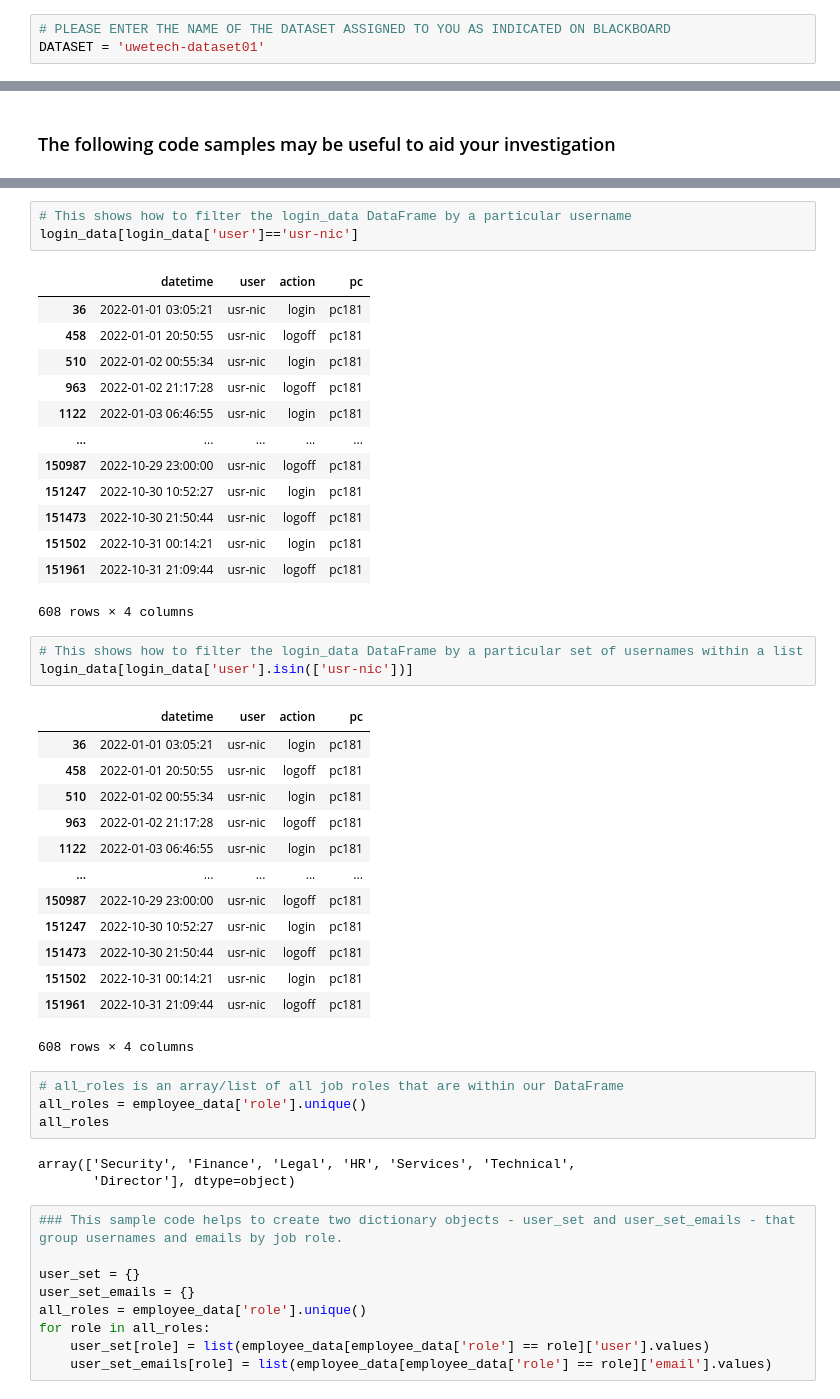
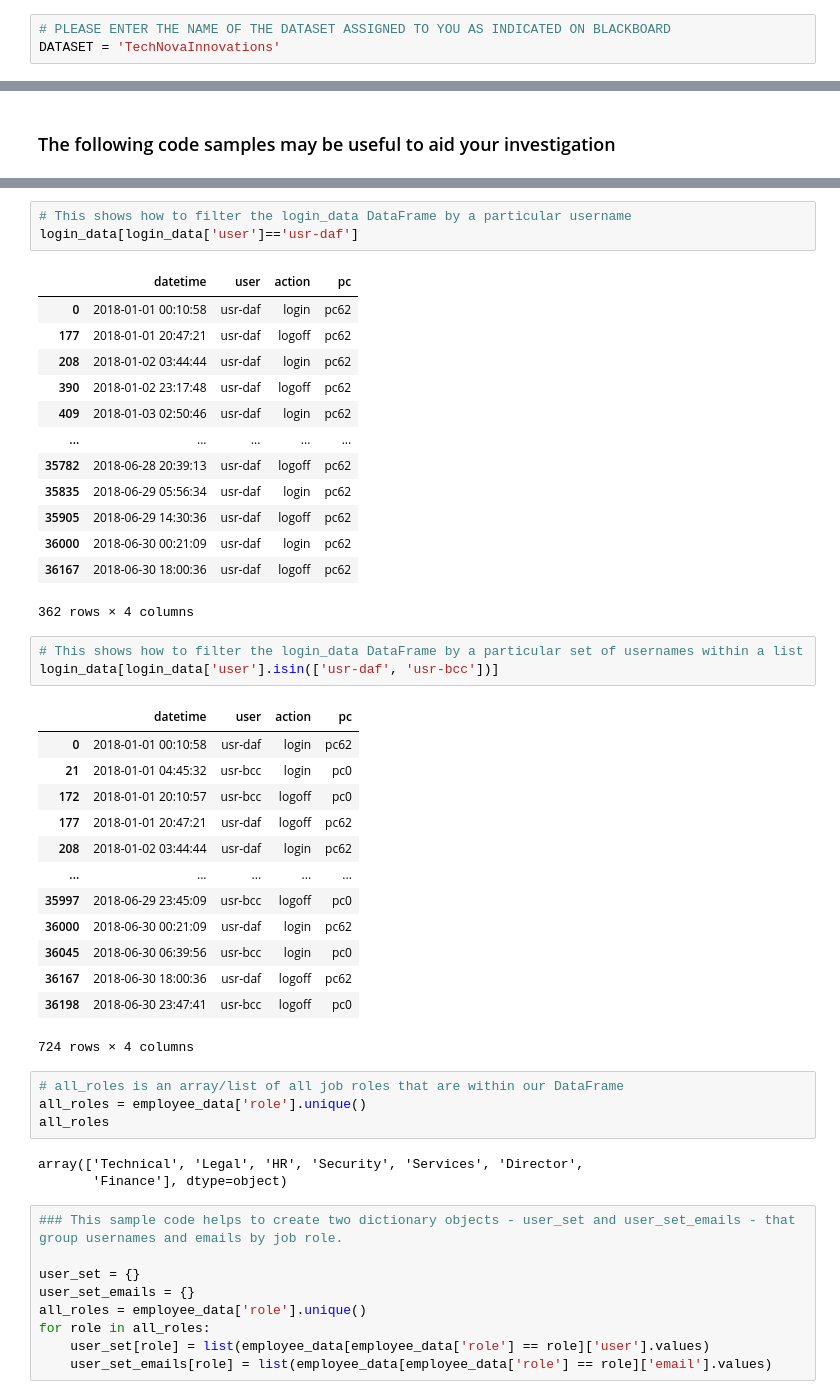
Before and after one commit to DuyTek/SDAV-Portfolio, a Jupyter notebook: UFCFEL-15-3-part3-student.ipynb, the cells around one changed output, grey strips where cells are left out. Saved outputs shown, nothing was run; the diff lists cells and outputs as text.

```diff
--- a/UFCFEL-15-3-part3-student.ipynb
+++ b/UFCFEL-15-3-part3-student.ipynb
@@ -31,7 +31,7 @@ The deadline for your portfolio submission is **THURSDAY 15th MAY @ 14:00**.
 **Please provide the string below that you have been assigned as given in the spreadsheet available on Blackboard. The directory containing your dataset should be at the same location as your notebook file.**
 # %%
 # PLEASE ENTER THE NAME OF THE DATASET ASSIGNED TO YOU AS INDICATED ON BLACKBOARD
-DATASET = 'uwetech-dataset01'
+DATASET = 'TechNovaInnovations'
 # %% [markdown]
 ### Function for loading data - do not change
 # %%
@@ -103,44 +103,44 @@ login_data
 # %%
 # This shows how to filter the login_data DataFrame by a particular username
-login_data[login_data['user']=='usr-nic']
+login_data[login_data['user']=='usr-daf']
 # %% [output]
 |  | datetime | user | action | pc |
-| 36 | 2022-01-01 03:05:21 | usr-nic | login | pc181 |
-| 458 | 2022-01-01 20:50:55 | usr-nic | logoff | pc181 |
-| 510 | 2022-01-02 00:55:34 | usr-nic | login | pc181 |
-| 963 | 2022-01-02 21:17:28 | usr-nic | logoff | pc181 |
-| 1122 | 2022-01-03 06:46:55 | usr-nic | login | pc181 |
+| 0 | 2018-01-01 00:10:58 | usr-daf | login | pc62 |
+| 177 | 2018-01-01 20:47:21 | usr-daf | logoff | pc62 |
+| 208 | 2018-01-02 03:44:44 | usr-daf | login | pc62 |
+| 390 | 2018-01-02 23:17:48 | usr-daf | logoff | pc62 |
+| 409 | 2018-01-03 02:50:46 | usr-daf | login | pc62 |
 | ... | ... | ... | ... | ... |
-| 150987 | 2022-10-29 23:00:00 | usr-nic | logoff | pc181 |
-| 151247 | 2022-10-30 10:52:27 | usr-nic | login | pc181 |
-| 151473 | 2022-10-30 21:50:44 | usr-nic | logoff | pc181 |
-| 151502 | 2022-10-31 00:14:21 | usr-nic | login | pc181 |
-| 151961 | 2022-10-31 21:09:44 | usr-nic | logoff | pc181 |
+| 35782 | 2018-06-28 20:39:13 | usr-daf | logoff | pc62 |
+| 35835 | 2018-06-29 05:56:34 | usr-daf | login | pc62 |
+| 35905 | 2018-06-29 14:30:36 | usr-daf | logoff | pc62 |
+| 36000 | 2018-06-30 00:21:09 | usr-daf | login | pc62 |
+| 36167 | 2018-06-30 18:00:36 | usr-daf | logoff | pc62 |
-608 rows × 4 columns
+362 rows × 4 columns
 # %%
 # This shows how to filter the login_data DataFrame by a particular set of usernames within a list
-login_data[login_data['user'].isin(['usr-nic'])]
+login_data[login_data['user'].isin(['usr-daf', 'usr-bcc'])]
 # %% [output]
 |  | datetime | user | action | pc |
-| 36 | 2022-01-01 03:05:21 | usr-nic | login | pc181 |
-| 458 | 2022-01-01 20:50:55 | usr-nic | logoff | pc181 |
-| 510 | 2022-01-02 00:55:34 | usr-nic | login | pc181 |
-| 963 | 2022-01-02 21:17:28 | usr-nic | logoff | pc181 |
-| 1122 | 2022-01-03 06:46:55 | usr-nic | login | pc181 |
+| 0 | 2018-01-01 00:10:58 | usr-daf | login | pc62 |
+| 21 | 2018-01-01 04:45:32 | usr-bcc | login | pc0 |
+| 172 | 2018-01-01 20:10:57 | usr-bcc | logoff | pc0 |
+| 177 | 2018-01-01 20:47:21 | usr-daf | logoff | pc62 |
+| 208 | 2018-01-02 03:44:44 | usr-daf | login | pc62 |
 | ... | ... | ... | ... | ... |
-| 150987 | 2022-10-29 23:00:00 | usr-nic | logoff | pc181 |
-| 151247 | 2022-10-30 10:52:27 | usr-nic | login | pc181 |
-| 151473 | 2022-10-30 21:50:44 | usr-nic | logoff | pc181 |
-| 151502 | 2022-10-31 00:14:21 | usr-nic | login | pc181 |
-| 151961 | 2022-10-31 21:09:44 | usr-nic | logoff | pc181 |
+| 35997 | 2018-06-29 23:45:09 | usr-bcc | logoff | pc0 |
+| 36000 | 2018-06-30 00:21:09 | usr-daf | login | pc62 |
+| 36045 | 2018-06-30 06:39:56 | usr-bcc | login | pc0 |
+| 36167 | 2018-06-30 18:00:36 | usr-daf | logoff | pc62 |
+| 36198 | 2018-06-30 23:47:41 | usr-bcc | logoff | pc0 |
-608 rows × 4 columns
+724 rows × 4 columns
 # %%
 # all_roles is an array/list of all job roles that are within our DataFrame
 all_roles = employee_data['role'].unique()
 all_roles
 # %% [output]
-array(['Security', 'Finance', 'Legal', 'HR', 'Services', 'Technical',
-       'Director'], dtype=object)
+array(['Technical', 'Legal', 'HR', 'Security', 'Services', 'Director',
+       'Finance'], dtype=object)
 # %%
 ### This sample code helps to create two dictionary objects - user_set and user_set_emails - that group usernames and emails by job role.
 
```
Also changed, not shown: parts of 13 cells of this notebook.
